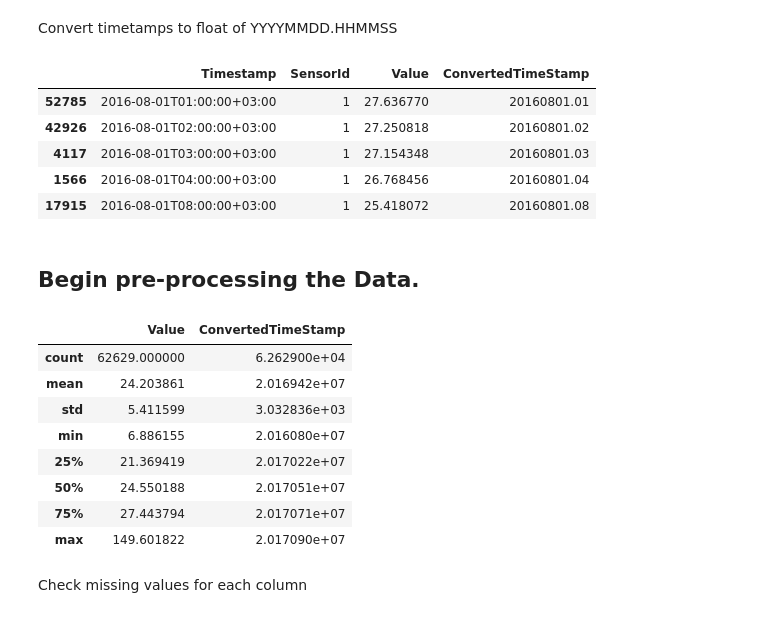
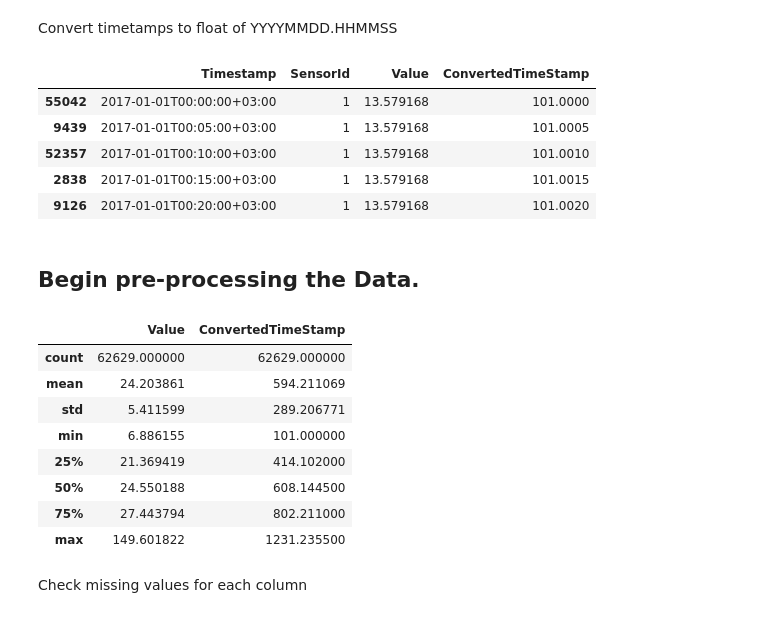
Before and after one commit to bigdog3626/SensorFailurePrediction, a Jupyter notebook: Pattern_Recognition_Project.ipynb, the cells around one changed output. Cells and saved outputs as stored; diff of their text form; code cells hidden in the pictures.

```diff
--- a/Pattern_Recognition_Project.ipynb
+++ b/Pattern_Recognition_Project.ipynb
@@ -108,43 +108,43 @@ Convert timetamps to float of YYYYMMDD.HHMMSS
 # %%
 
  # Timestamp conversion method to the form of YYYYMMDD.HHMMSS
 def convertTimestamp(row):
     removeableChar = ['-',':', '+', 'T']
     timeStamp = row['Timestamp']
     for e in removeableChar:
         if e in timeStamp:
             timeStamp = timeStamp.replace(e, '')
-    timeStamp = timeStamp[:8] + '.' + timeStamp[8:15]
+    timeStamp = timeStamp[4:8] + '.' + timeStamp[8:15]
     return float(timeStamp)
 
 # Create ConvertedTimeStamp col
 df['ConvertedTimeStamp'] = df.apply(convertTimestamp, axis=1)
 
 
 df.sort_values(by=['ConvertedTimeStamp'], inplace=True)
 
 df.head()
 # %% [output]
 |  | Timestamp | SensorId | Value | ConvertedTimeStamp |
-| 52785 | 2016-08-01T01:00:00+03:00 | 1 | 27.636770 | 20160801.01 |
-| 42926 | 2016-08-01T02:00:00+03:00 | 1 | 27.250818 | 20160801.02 |
-| 4117 | 2016-08-01T03:00:00+03:00 | 1 | 27.154348 | 20160801.03 |
-| 1566 | 2016-08-01T04:00:00+03:00 | 1 | 26.768456 | 20160801.04 |
-| 17915 | 2016-08-01T08:00:00+03:00 | 1 | 25.418072 | 20160801.08 |
+| 55042 | 2017-01-01T00:00:00+03:00 | 1 | 13.579168 | 101.0000 |
+| 9439 | 2017-01-01T00:05:00+03:00 | 1 | 13.579168 | 101.0005 |
+| 52357 | 2017-01-01T00:10:00+03:00 | 1 | 13.579168 | 101.0010 |
+| 2838 | 2017-01-01T00:15:00+03:00 | 1 | 13.579168 | 101.0015 |
+| 9126 | 2017-01-01T00:20:00+03:00 | 1 | 13.579168 | 101.0020 |
 # %% [markdown]
 ## Begin pre-processing the Data.
 # %%
 df.describe()
 # %% [output]
 |  | Value | ConvertedTimeStamp |
-| count | 62629.000000 | 6.262900e+04 |
-| mean | 24.203861 | 2.016942e+07 |
-| std | 5.411599 | 3.032836e+03 |
-| min | 6.886155 | 2.016080e+07 |
-| 25% | 21.369419 | 2.017022e+07 |
-| 50% | 24.550188 | 2.017051e+07 |
-| 75% | 27.443794 | 2.017071e+07 |
-| max | 149.601822 | 2.017090e+07 |
+| count | 62629.000000 | 62629.000000 |
+| mean | 24.203861 | 594.211069 |
+| std | 5.411599 | 289.206771 |
+| min | 6.886155 | 101.000000 |
+| 25% | 21.369419 | 414.102000 |
+| 50% | 24.550188 | 608.144500 |
+| 75% | 27.443794 | 802.211000 |
+| max | 149.601822 | 1231.235500 |
 # %% [markdown]
 Check missing values for each column
 # %%
```
Also changed, not shown: parts of 9 cells of this notebook.
